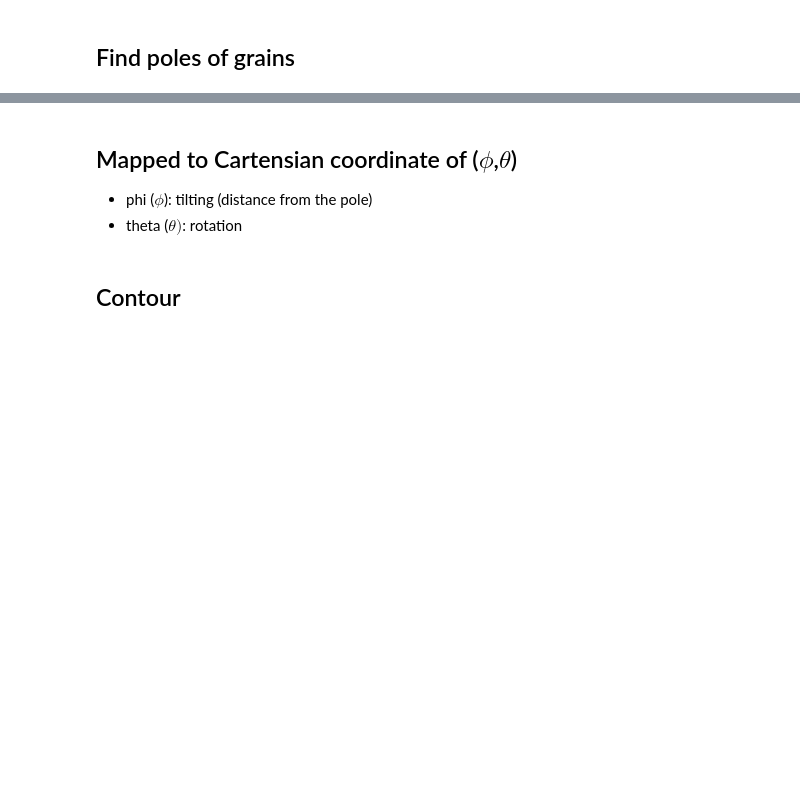
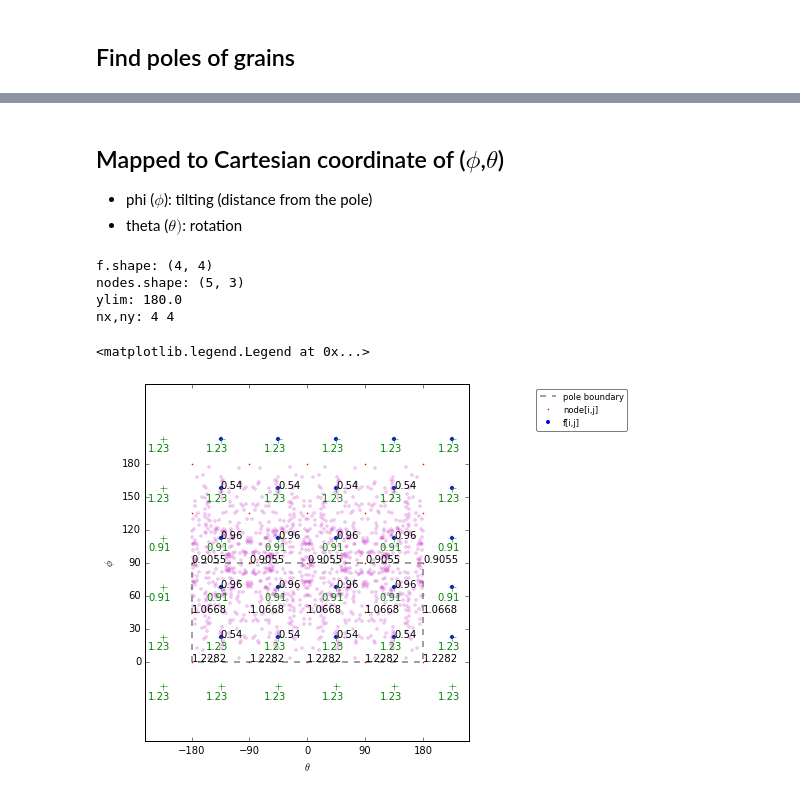
Before and after one commit to usnistgov/texture, a Jupyter notebook: ipynb/UPF_Algorithm.ipynb, the cells around one changed output, grey strips where cells are left out. Cells and saved outputs as stored; diff of their text form; code cells hidden in the pictures; blank space fills up the shorter version.

```diff
--- a/ipynb/UPF_Algorithm.ipynb
+++ b/ipynb/UPF_Algorithm.ipynb
@@ -192,13 +228,13 @@ ax.set_rmax(1,)
 # %% [markdown]
-## Mapped to Cartensian coordinate of ($\phi$,$\theta$)
+## Mapped to Cartesian coordinate of ($\phi$,$\theta$)
 - phi ($\phi$): tilting  (distance from the pole)
 - theta ($\theta)$: rotation
 # %%
 fig=plt.figure(figsize=(6,6))
 ax1=fig.add_subplot(111)
 
-#dx=90.;dy=45.; tiny=1e-9
-dx=7.5;dy=7.5; tiny=1e-9
+dx=90.;dy=45.; tiny=1e-9
+#dx=15;dy=15; tiny=1e-9
 x=np.arange(-180.,180.+tiny,dx)
 y=np.arange(0.,180.+tiny,dy)
 
@@ -273,32 +309,37 @@ if inorm:
 ## Extention of f_bounds
 f_bounds=np.zeros((nx+2,ny+2))
 f_bounds[1:-1,1:-1]=f[:,:]
 f_bounds[-1,1:-1]=f[0,:]
 f_bounds[0,1:-1]=f[-1,:]
 f_bounds[1:-1,0]=f[:,-1]
 f_bounds[0,0]=f_bounds[0,-2]
 f_bounds[-1,0]=f_bounds[-1,-2]
 f_bounds[:,-1]=f_bounds[:,1]
 
 for i in xrange(nx+2):
     for j in xrange(ny+2):
         ax1.plot(dx*(i-1)+dx/2.-180.,dy*(j-1)+dy/2.,'g+')
         if f_bounds[i,j]!=0:
             ax1.text(dx*(i-1)-180+dx/4.,dy*(j-1)+dy/4.,'%3.2f'%f_bounds[i,j],color='green')
 
 ## Average by neighbours
 for i in xrange(len(nodes)):
     for j in xrange(len(nodes[i])):
         nodes[i][j] = (f_bounds[i][j]+f_bounds[i+1][j]+f_bounds[i][j+1]+f_bounds[i+1][j+1])/4.
         ax1.text(x[i],y[j],'%.4f'%nodes[i][j])
 
 ## Deco
 dw=dx*0.8
 ax1.set_xlim(-180-dw,180.+dw)
 ax1.set_xticks(np.arange(-180,180.001,90)); ax1.set_yticks(np.arange(0,180.001,30))
 ax1.set_ylim(0-dw,180+dw)
 ax1.set_xlabel(r'$\theta$'); ax1.set_ylabel(r'$\phi$')
 ax1.legend(bbox_to_anchor=(1.5,1))
 # print f
+# %% [output]
+f.shape: (4, 4)
+nodes.shape: (5, 3)
+ylim: 180.0
+nx,ny: 4 4
+<matplotlib.legend.Legend at 0x...>
+[figure, added]
-# %% [markdown]
-## Contour
```
Also changed, not shown: parts of 11 cells of this notebook, 3 other files.
